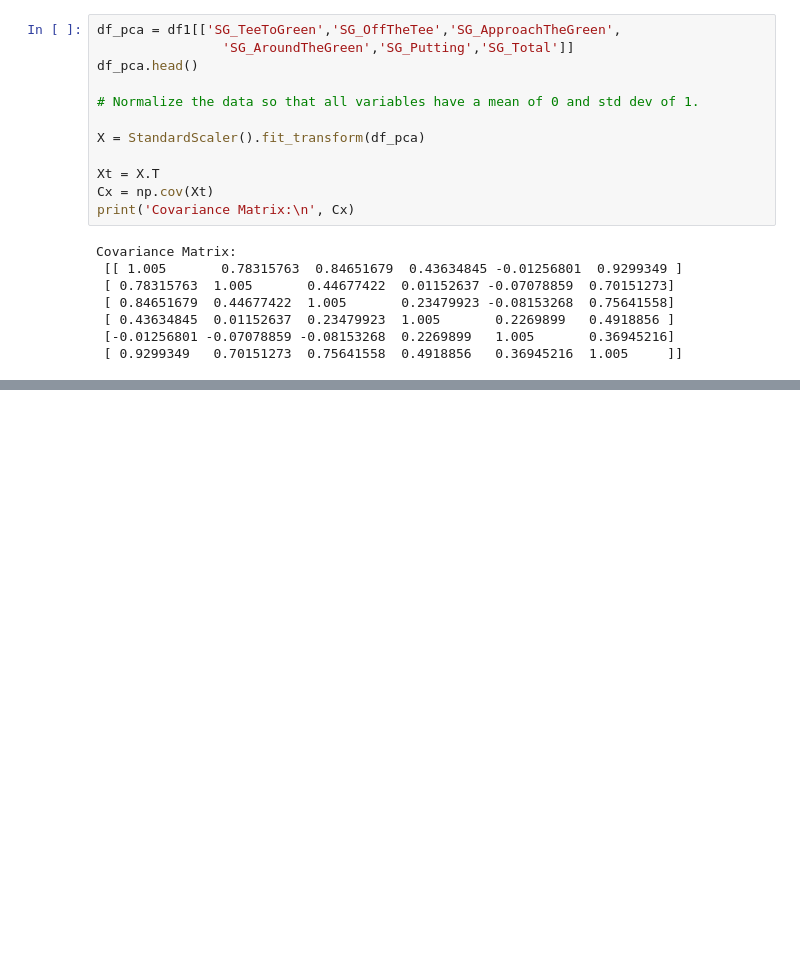
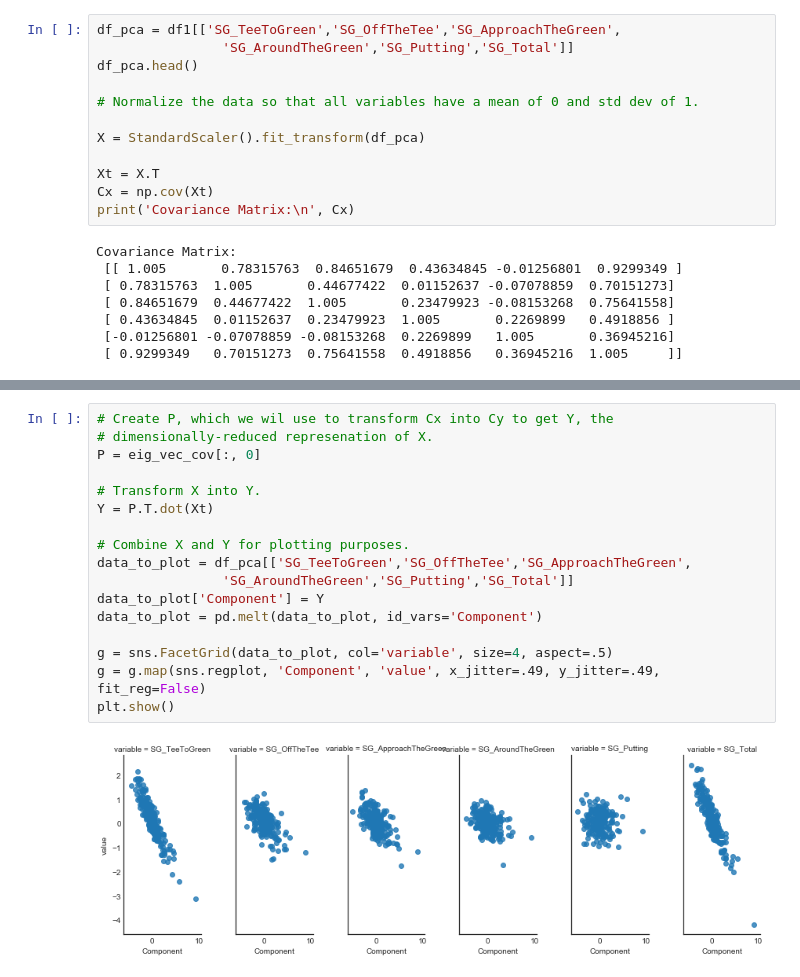
Before and after one commit to MitchellEwing/Drills, a Jupyter notebook: bootcamp/unit2/challenge_PrepareDatasetForModeling.ipynb, the cells around one changed output, grey strips where cells are left out. Cells and saved outputs as stored; diff of their text form; blank space fills up the shorter version.

```diff
--- a/bootcamp/unit2/challenge_PrepareDatasetForModeling.ipynb
+++ b/bootcamp/unit2/challenge_PrepareDatasetForModeling.ipynb
@@ -544,0 +578,19 @@ Covariance Matrix:
+# %%
+# Create P, which we wil use to transform Cx into Cy to get Y, the
+# dimensionally-reduced represenation of X.
+P = eig_vec_cov[:, 0]
+
+# Transform X into Y.
+Y = P.T.dot(Xt)
+
+# Combine X and Y for plotting purposes.
+data_to_plot = df_pca[['SG_TeeToGreen','SG_OffTheTee','SG_ApproachTheGreen',
+                'SG_AroundTheGreen','SG_Putting','SG_Total']]
+data_to_plot['Component'] = Y
+data_to_plot = pd.melt(data_to_plot, id_vars='Component')
+
+g = sns.FacetGrid(data_to_plot, col='variable', size=4, aspect=.5)
+g = g.map(sns.regplot, 'Component', 'value', x_jitter=.49, y_jitter=.49, fit_reg=False)
+plt.show()
+# %% [output]
+[figure, added]
```
Also changed, not shown: parts of 16 cells of this notebook.
